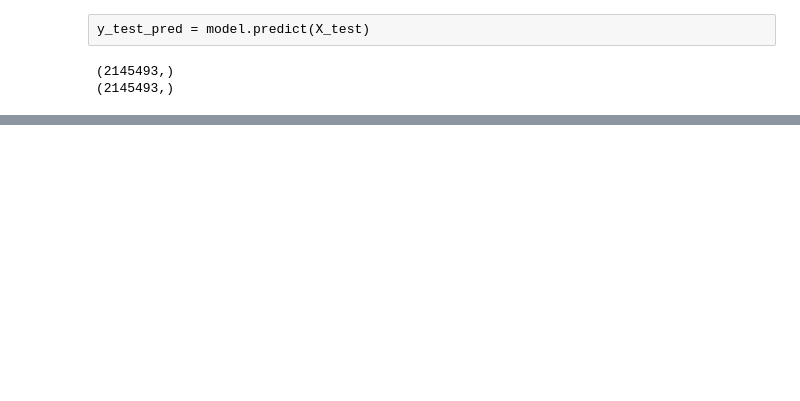
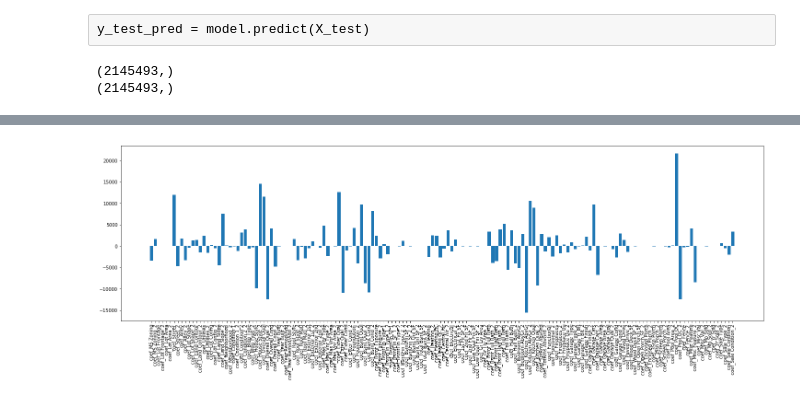
Before and after one commit to rt0161/AmesHousig-Project, a Jupyter notebook: ML/ML_models/ML_LR_Testing_Auto_trail0.ipynb, the cells around one changed output, grey strips where cells are left out. Saved outputs shown, nothing was run; the diff lists cells and outputs as text; code cells hidden in the pictures; blank space fills up the shorter version.

```diff
--- a/ML/ML_models/ML_LR_Testing_Auto_trail0.ipynb
+++ b/ML/ML_models/ML_LR_Testing_Auto_trail0.ipynb
@@ -158,0 +199,5 @@ plt.show()
+# %%
+# reorder the coeffcients and plot them
+forpltcoef = df.iloc[:,2:160]
+newcolorder = []
+half = X_train.columns[0:79]
@@ -158,0 +224,6 @@ plt.show()
+# %%
+for i in range(len(half)):
+    newcolorder= newcolorder+['coef_'+half[i]]
+    newcolorder= newcolorder+['coef_'+half[i]+'_2']
+# %%
+forpltcoef = forpltcoef[newcolorder]
@@ -158,0 +240,9 @@ plt.show()
+# %%
+## draw a bar graph to observe behavior of the coefficients, hopefully they are very symmetry by half that the "_2"s are behaving just the same as the frist half
+ss = forpltcoef.iloc[0]
+fig = plt.figure(figsize=(25,7))
+plt.bar(forpltcoef.columns[2:160],ss[2:160])
+plt.xticks(rotation=90)
+plt.show()
+# %% [output]
+[figure, added]
```
Also changed, not shown: parts of 21 cells of this notebook.
